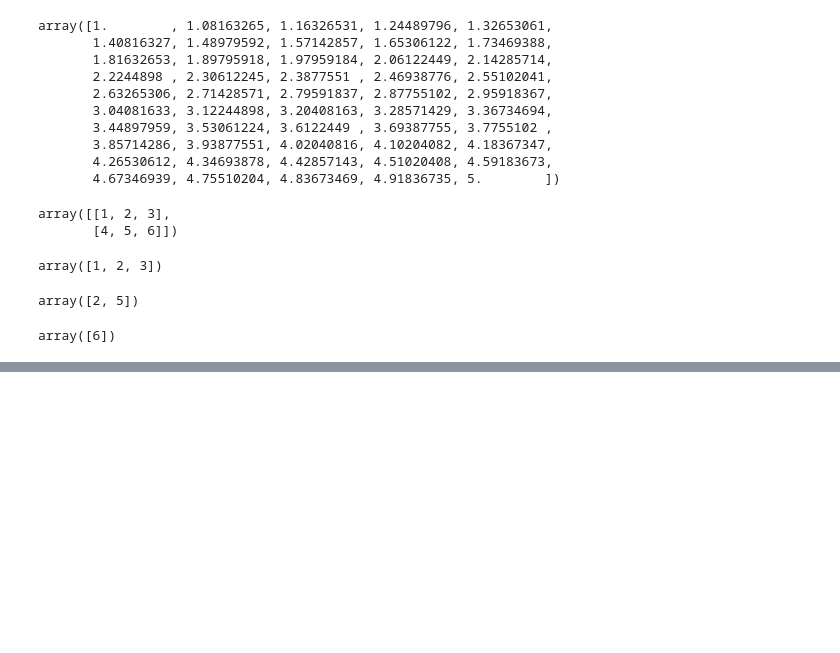
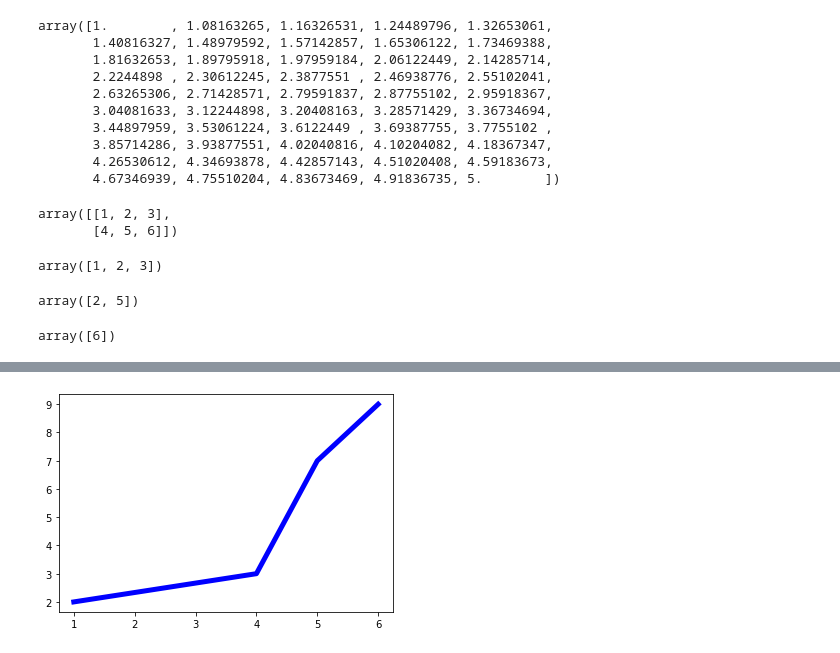
Before and after one commit to rayanamounikarani/rayanamounikarani, a Jupyter notebook: 20-apr-2021.ipynb, the cells around one changed output, grey strips where cells are left out. Cells and saved outputs as stored; diff of their text form; code cells hidden in the pictures; blank space fills up the shorter version.

```diff
--- a/20-apr-2021.ipynb
+++ b/20-apr-2021.ipynb
@@ -302,0 +615,7 @@ array([6])
+# %%
+x=[1,4,5,6]
+y=[2,3,7,9]
+plt.plot(x,y,color='b',linewidth=5)
+plt.show()
+# %% [output]
+[figure, added]
```
Also changed, not shown: parts of 45 cells of this notebook, 1 other file.
